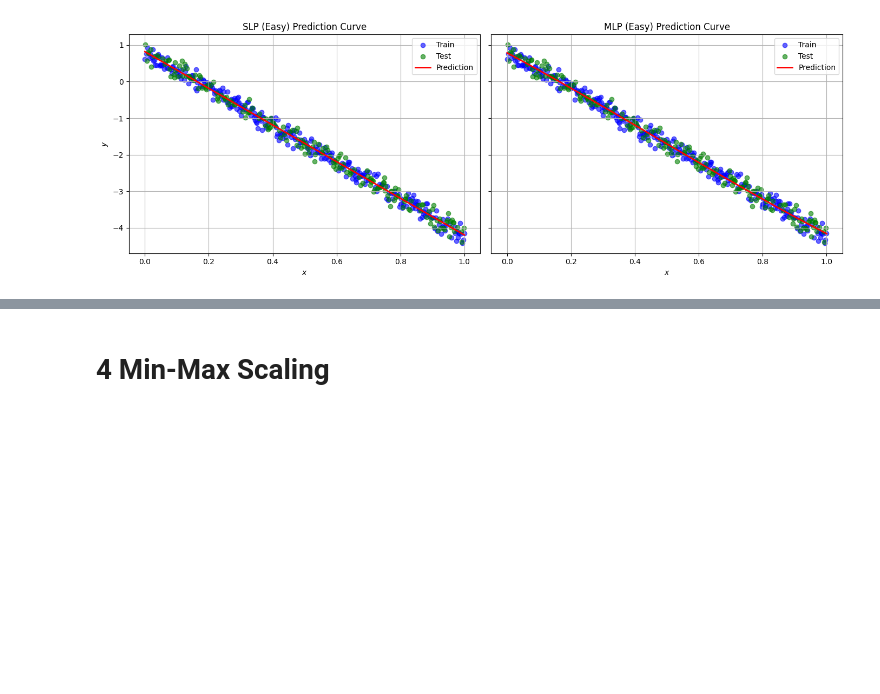
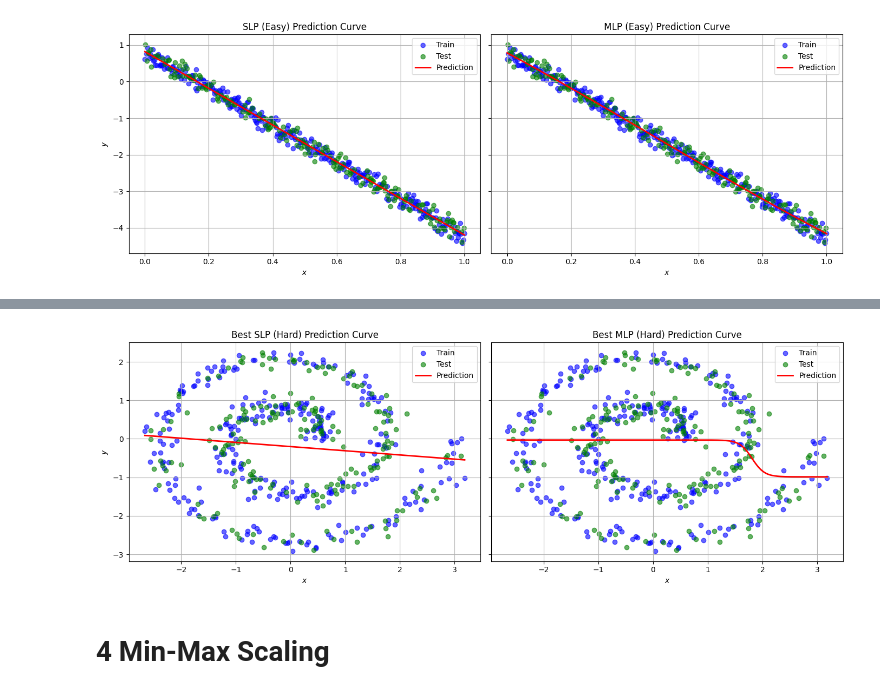
Before and after one commit to sudeonder/CS550-HW3, a Jupyter notebook: main.ipynb, the cells around one changed output, grey strips where cells are left out. Drawn from its saved outputs; the diff is of its cells as text; code cells hidden in the pictures; blank space fills up the shorter version.

```diff
--- a/main.ipynb
+++ b/main.ipynb
@@ -407,0 +465,15 @@ ValueError: Input contains NaN.
+# %%
+# Load Hard Dataset
+hard_x, hard_y, hard_x_test, hard_y_test = load_dataset("data/hard_train.txt", "data/hard_test.txt")
+hard_x_train = hard_x.reshape(-1, 1)
+hard_x_test = hard_x_test.reshape(-1, 1)
+
+
+# Run Grid Search on Hard Dataset
+best_slp_hard, slp_config_hard, slp_mse_hard = run_slp_grid(
+    hard_x_train, hard_y, hard_x_test, hard_y_test
+)
+
+best_mlp_hard, mlp_config_hard, mlp_mse_hard = run_mlp_grid(
+    hard_x_train, hard_y, hard_x_test, hard_y_test
+)
@@ -408,3 +549,17 @@ ValueError: Input contains NaN.
+# %%
+# Plot predictions of best SLP and MLP models for Hard Dataset
+plot_side_by_side(
+    model1=best_slp_hard,
+    model2=best_mlp_hard,
+    x_train=hard_x_train,
+    y_train=hard_y,
+    x_test=hard_x_test,
+    y_test=hard_y_test,
+    label1="Best SLP (Hard)",
+    label2="Best MLP (Hard)"
+)
+# %% [output]
+[figure, added]
 # %% [markdown]
 # 4 Min-Max Scaling
 # %% [markdown]
```
Also changed, not shown: parts of 6 cells of this notebook.
